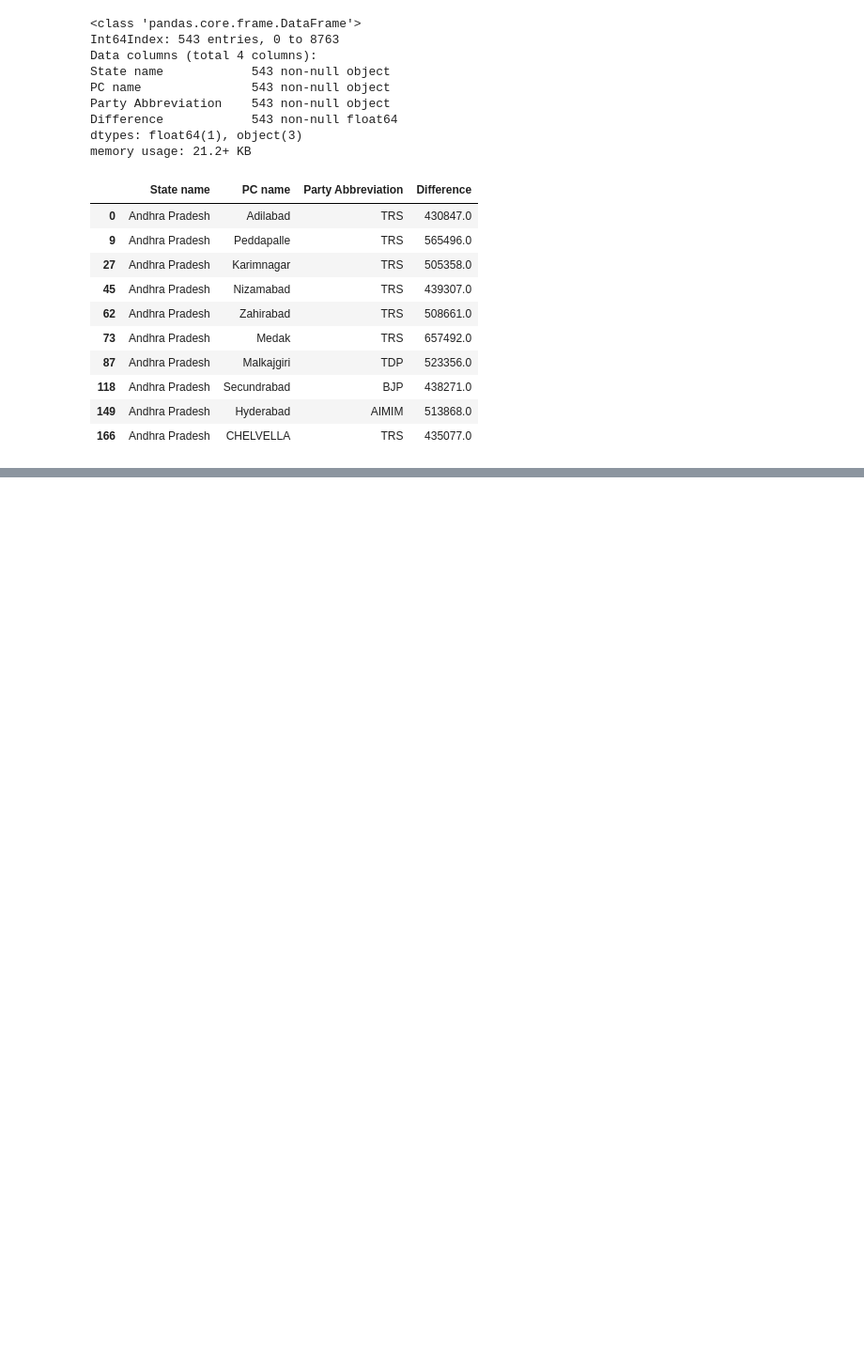
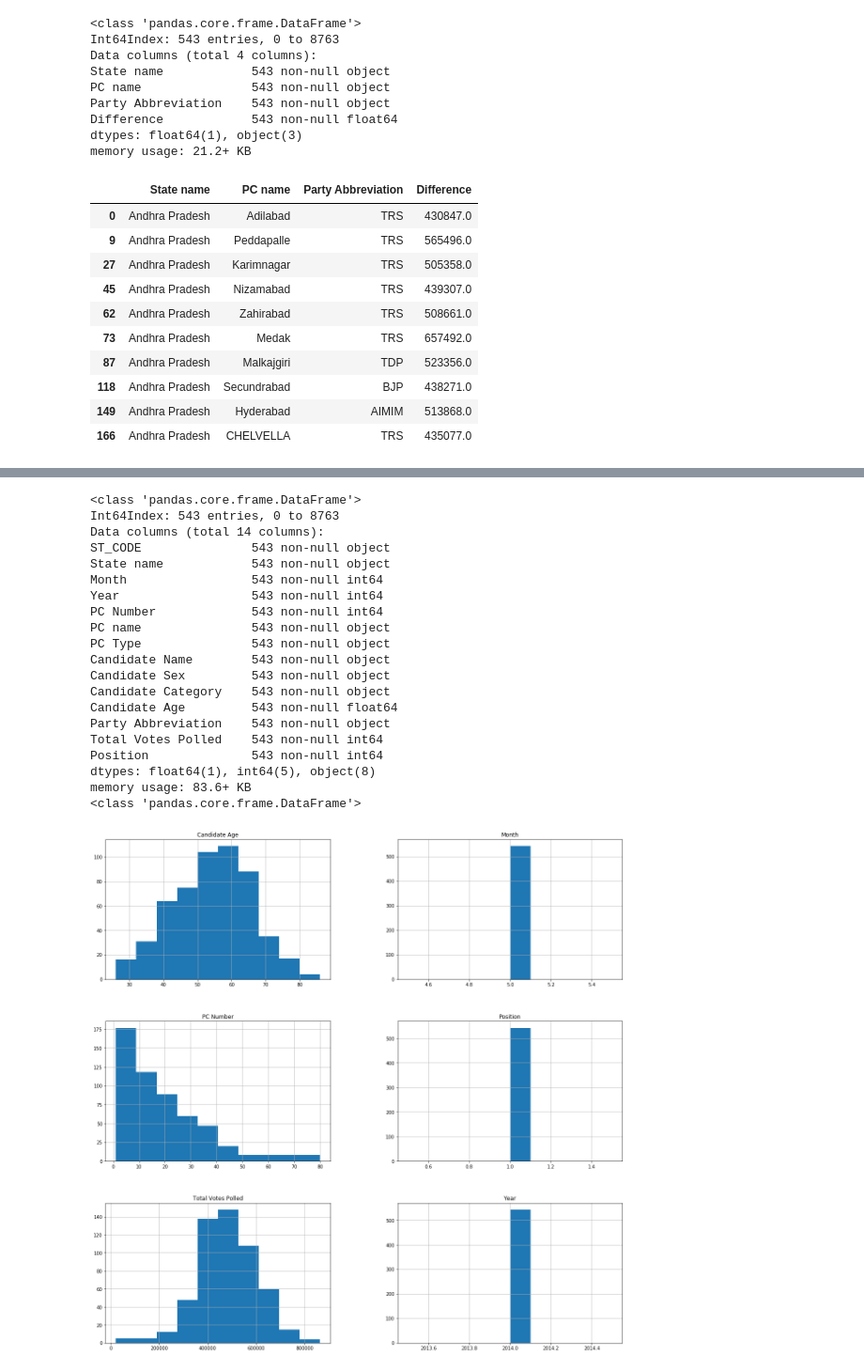
Before and after one commit to ShaibalNM/Data-Science-Projects, a Jupyter notebook: Election Data.ipynb, the cells around one changed output, grey strips where cells are left out. Shown at 94% size. Cells and saved outputs as stored; diff of their text form; code cells hidden in the pictures; blank space fills up the shorter version.

```diff
--- a/Election Data.ipynb
+++ b/Election Data.ipynb
@@ -244,0 +222,26 @@ plt.show
+# %%
+first_position_2014.hist()
+first_position_2014.info()
+print(type(first_position_2014))
+# %% [output]
+<class 'pandas.core.frame.DataFrame'>
+Int64Index: 543 entries, 0 to 8763
+Data columns (total 14 columns):
+ST_CODE               543 non-null object
+State name            543 non-null object
+Month                 543 non-null int64
+Year                  543 non-null int64
+PC Number             543 non-null int64
+PC name               543 non-null object
+PC Type               543 non-null object
+Candidate Name        543 non-null object
+Candidate Sex         543 non-null object
+Candidate Category    543 non-null object
+Candidate Age         543 non-null float64
+Party Abbreviation    543 non-null object
+Total Votes Polled    543 non-null int64
+Position              543 non-null int64
+dtypes: float64(1), int64(5), object(8)
+memory usage: 83.6+ KB
+<class 'pandas.core.frame.DataFrame'>
+[figure, added]
```
Also changed, not shown: parts of 17 cells of this notebook.
